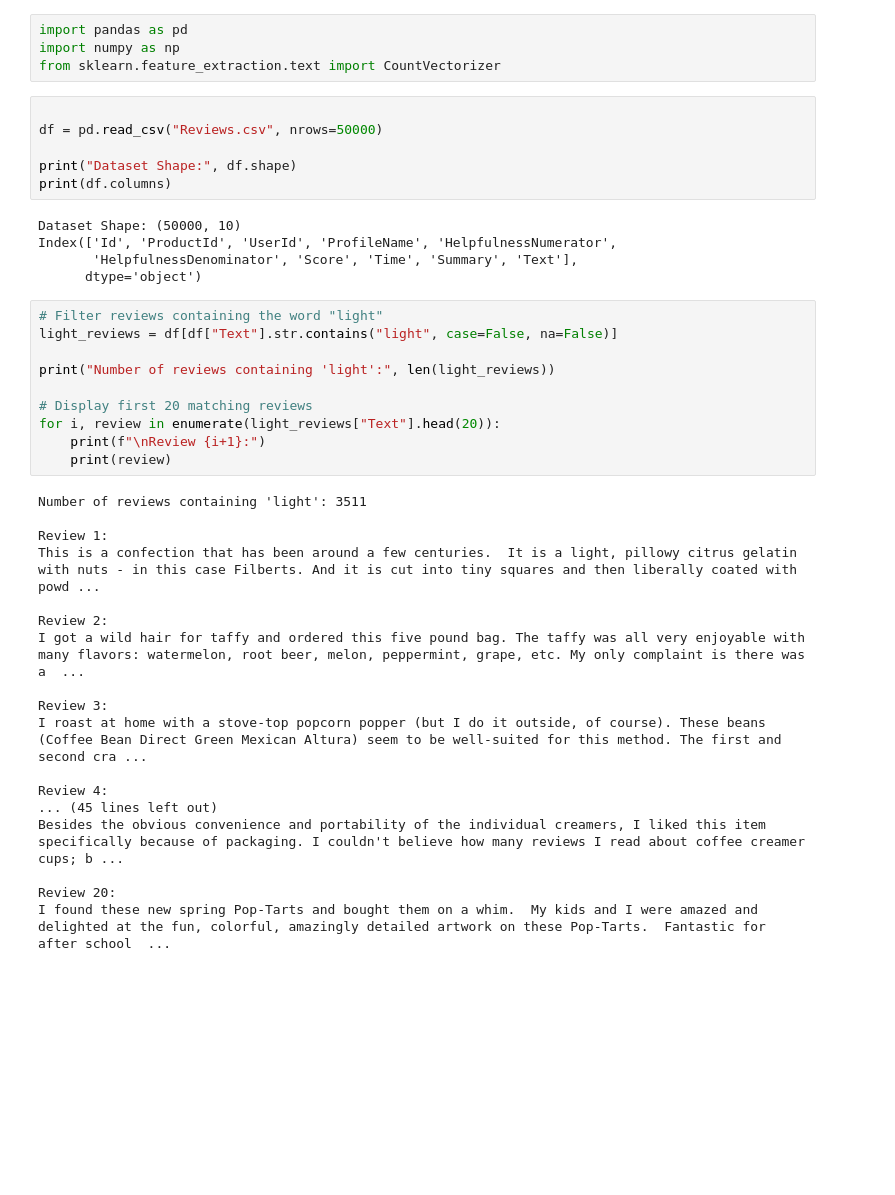
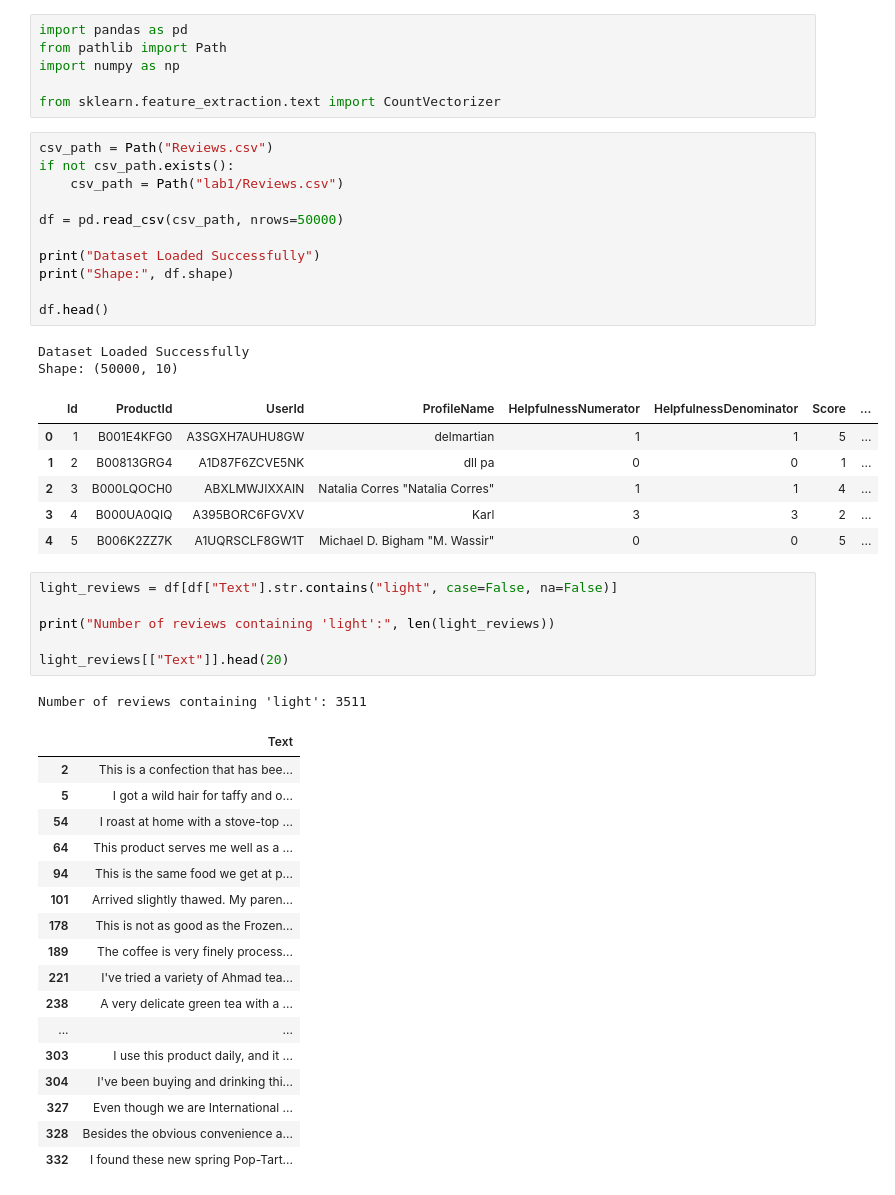
Before and after one commit to hamshini1413/hamshini_gen_ai_foundation, a Jupyter notebook: nlp_vector_lab.ipynb, the cells around one changed output. Saved outputs shown, nothing was run; the diff lists cells and outputs as text; blank space fills up the shorter version.

```diff
--- a/nlp_vector_lab.ipynb
+++ b/nlp_vector_lab.ipynb
@@ -1,45 +1,53 @@
 # %%
 import pandas as pd
+from pathlib import Path
 import numpy as np
+
 from sklearn.feature_extraction.text import CountVectorizer
 # %%
+csv_path = Path("Reviews.csv")
+if not csv_path.exists():
+    csv_path = Path("lab1/Reviews.csv")
 
-df = pd.read_csv("Reviews.csv", nrows=50000)
+df = pd.read_csv(csv_path, nrows=50000)
 
-print("Dataset Shape:", df.shape)
-print(df.columns)
+print("Dataset Loaded Successfully")
+print("Shape:", df.shape)
+
+df.head()
 # %% [output]
-Dataset Shape: (50000, 10)
-Index(['Id', 'ProductId', 'UserId', 'ProfileName', 'HelpfulnessNumerator',
-       'HelpfulnessDenominator', 'Score', 'Time', 'Summary', 'Text'],
-      dtype='object')
+Dataset Loaded Successfully
+Shape: (50000, 10)
+|  | Id | ProductId | UserId | ProfileName | HelpfulnessNumerator | HelpfulnessDenominator | Score | ... |
+| 0 | 1 | B001E4KFG0 | A3SGXH7AUHU8GW | delmartian | 1 | 1 | 5 | ... |
+| 1 | 2 | B00813GRG4 | A1D87F6ZCVE5NK | dll pa | 0 | 0 | 1 | ... |
+| 2 | 3 | B000LQOCH0 | ABXLMWJIXXAIN | Natalia Corres "Natalia Corres" | 1 | 1 | 4 | ... |
+| 3 | 4 | B000UA0QIQ | A395BORC6FGVXV | Karl | 3 | 3 | 2 | ... |
+| 4 | 5 | B006K2ZZ7K | A1UQRSCLF8GW1T | Michael D. Bigham "M. Wassir" | 0 | 0 | 5 | ... |
 # %%
-# Filter reviews containing the word "light"
 light_reviews = df[df["Text"].str.contains("light", case=False, na=False)]
 
 print("Number of reviews containing 'light':", len(light_reviews))
 
-# Display first 20 matching reviews
-for i, review in enumerate(light_reviews["Text"].head(20)):
-    print(f"\nReview {i+1}:")
-    print(review)
+light_reviews[["Text"]].head(20)
 # %% [output]
 Number of reviews containing 'light': 3511
-
-Review 1:
-This is a confection that has been around a few centuries.  It is a light, pillowy citrus gelatin with nuts - in this case Filberts. And it is cut into tiny squares and then liberally coated with powd ...
-
-Review 2:
-I got a wild hair for taffy and ordered this five pound bag. The taffy was all very enjoyable with many flavors: watermelon, root beer, melon, peppermint, grape, etc. My only complaint is there was a  ...
-
-Review 3:
-I roast at home with a stove-top popcorn popper (but I do it outside, of course). These beans (Coffee Bean Direct Green Mexican Altura) seem to be well-suited for this method. The first and second cra ...
-
-Review 4:
-... (45 lines left out)
-Besides the obvious convenience and portability of the individual creamers, I liked this item specifically because of packaging. I couldn't believe how many reviews I read about coffee creamer cups; b ...
-
-Review 20:
-I found these new spring Pop-Tarts and bought them on a whim.  My kids and I were amazed and delighted at the fun, colorful, amazingly detailed artwork on these Pop-Tarts.  Fantastic for after school  ...
+|  | Text |
+| 2 | This is a confection that has bee... |
+| 5 | I got a wild hair for taffy and o... |
+| 54 | I roast at home with a stove-top ... |
+| 64 | This product serves me well as a ... |
+| 94 | This is the same food we get at p... |
+| 101 | Arrived slightly thawed. My paren... |
+| 178 | This is not as good as the Frozen... |
+| 189 | The coffee is very finely process... |
+| 221 | I've tried a variety of Ahmad tea... |
+| 238 | A very delicate green tea with a ... |
+| ... | ... |
+| 303 | I use this product daily, and it ... |
+| 304 | I've been buying and drinking thi... |
+| 327 | Even though we are International ... |
+| 328 | Besides the obvious convenience a... |
+| 332 | I found these new spring Pop-Tart... |
 # %%
 sentences = [
```
Also changed, not shown: parts of 12 cells of this notebook, 1 other file.
